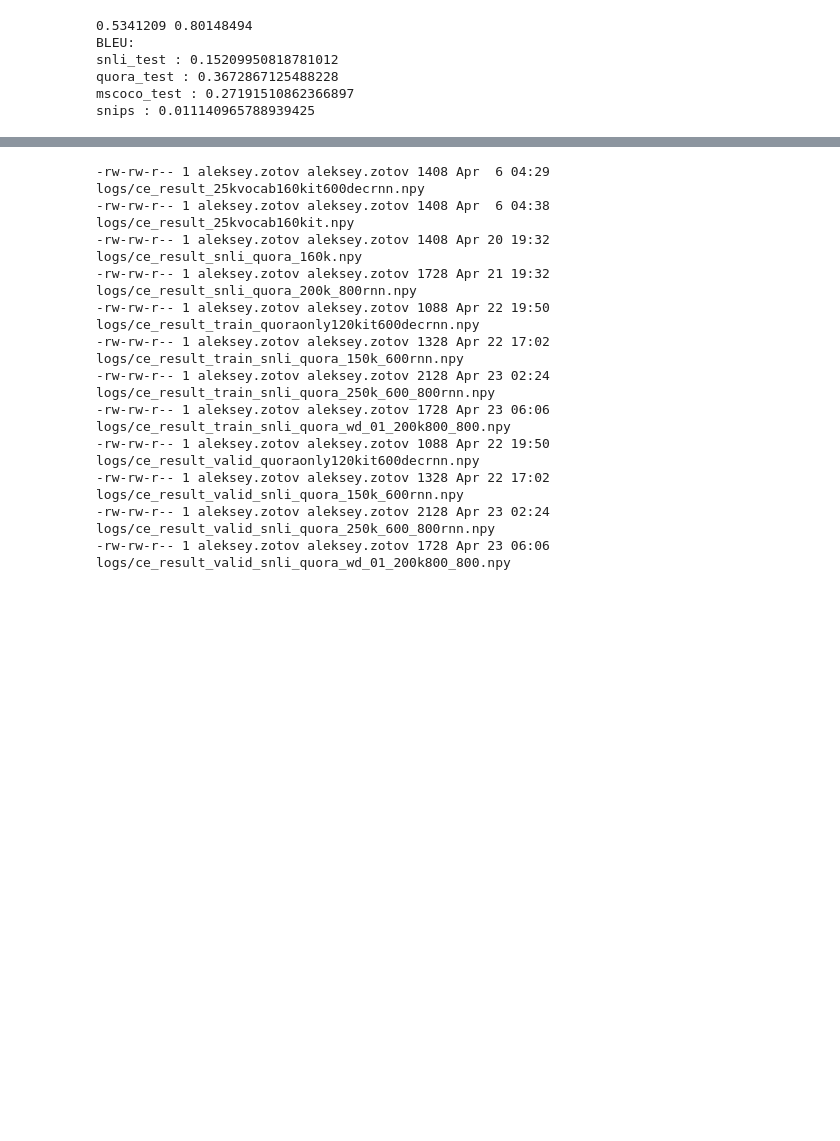
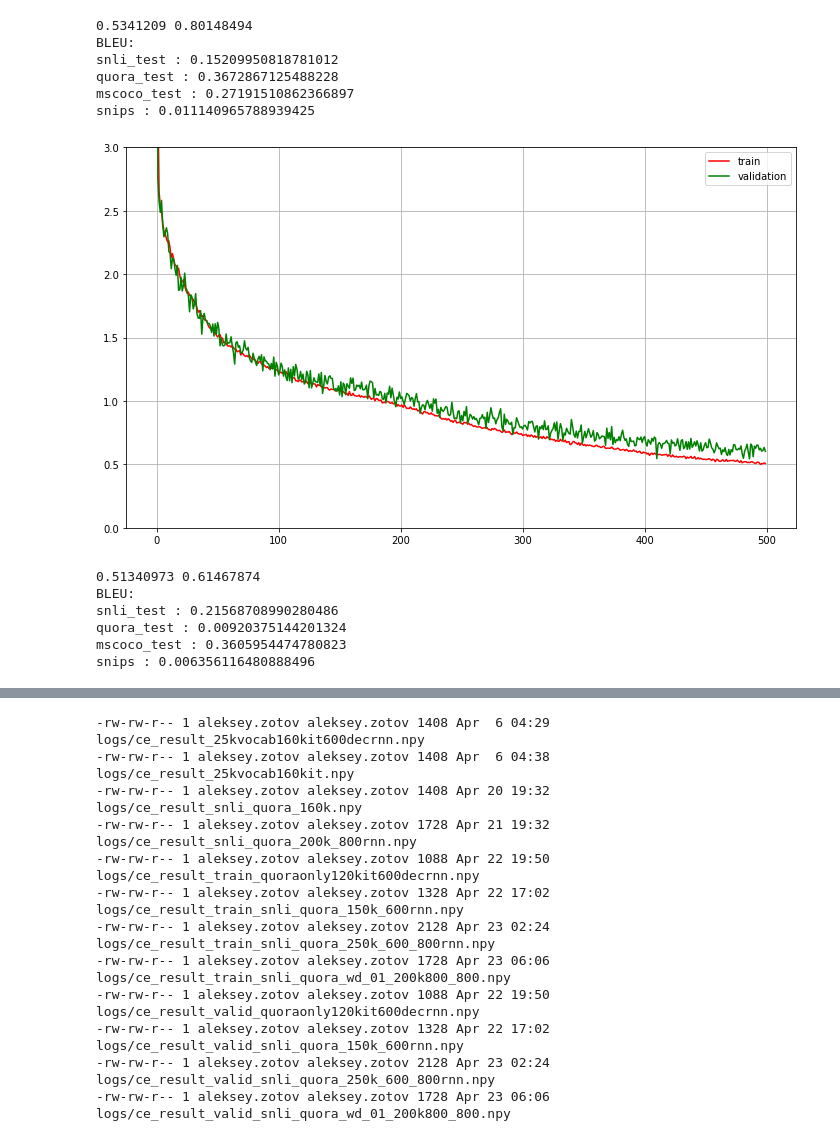
Before and after one commit to ale3otik/paraphrases-generator, a Jupyter notebook: plotter.ipynb, the cells around one changed output, grey strips where cells are left out. Drawn from its saved outputs; the diff is of its cells as text; code cells hidden in the pictures; blank space fills up the shorter version.

Commit message:
new plots

```diff
--- a/plotter.ipynb
+++ b/plotter.ipynb
@@ -211,0 +208,10 @@ snli_coco_250kit_600_800
+# %%
+build_ce_plot('snli_coco_250kit_800_800', need_bleu=True)
+# %% [output]
+[figure, added]
+0.51340973 0.61467874
+BLEU:
+snli_test : 0.21568708990280486
+quora_test : 0.00920375144201324
+mscoco_test : 0.3605954474780823
+snips : 0.006356116480888496
```
Also changed, not shown: parts of 3 cells of this notebook, 20 other files.
